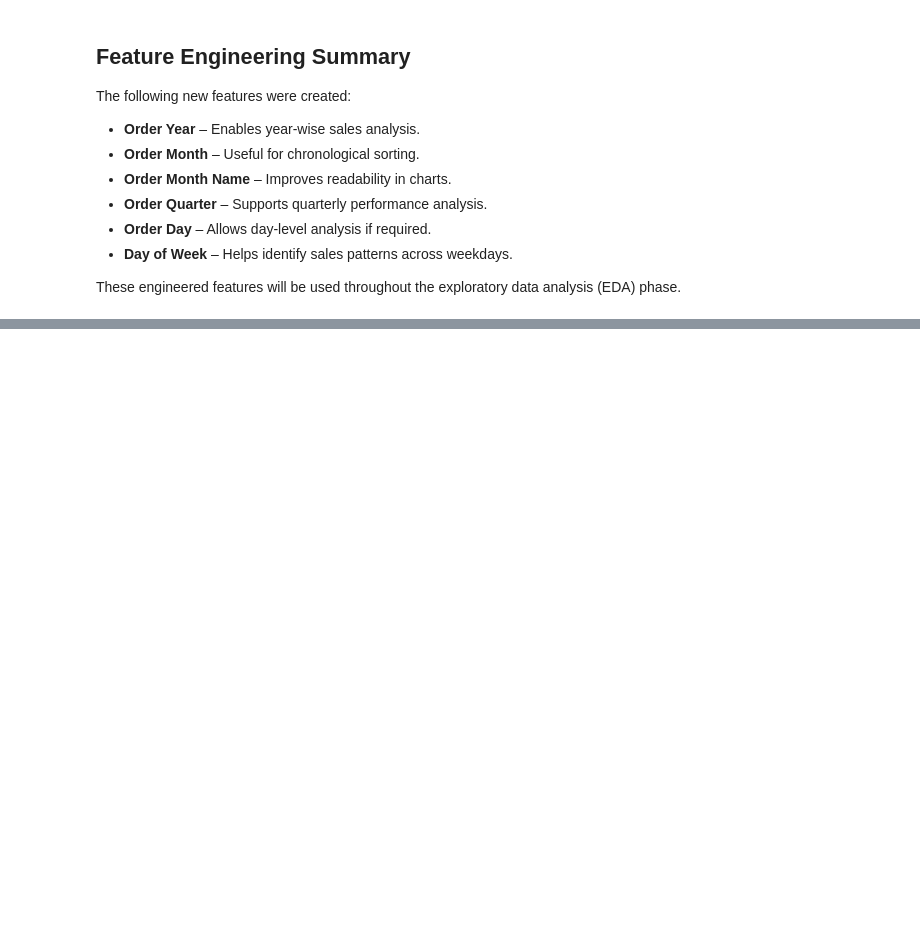
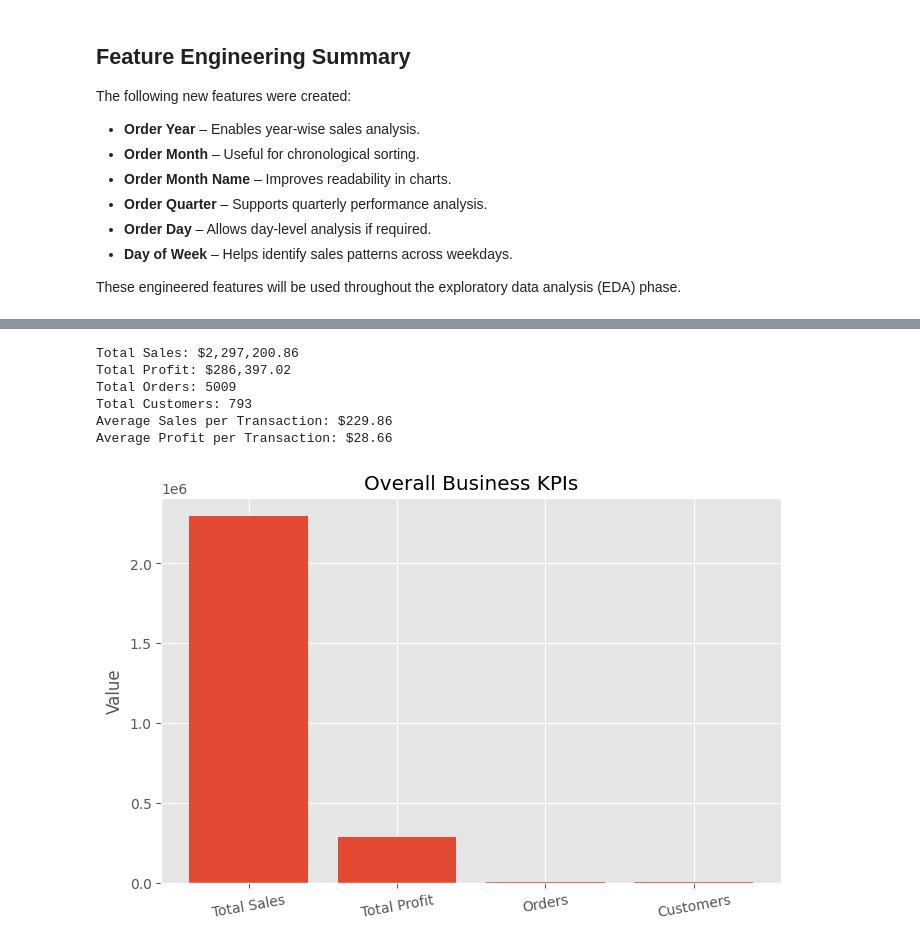
Before and after one commit to jigyasa-b31/Sales-Data-Analysis-Dashboard, a Jupyter notebook: notebooks/Sales_Data_Analysis_Dashboard.ipynb, the cells around one changed output, grey strips where cells are left out. Cells and saved outputs as stored; diff of their text form; code cells hidden in the pictures; blank space fills up the shorter version.

Commit message:
Perform exploratory data analysis for business performance

```diff
--- a/notebooks/Sales_Data_Analysis_Dashboard.ipynb
+++ b/notebooks/Sales_Data_Analysis_Dashboard.ipynb
@@ -259,0 +268,39 @@ These engineered features will be used throughout the exploratory data analysis
+# %%
+# Key Performance Indicators (KPIs)
+
+total_sales = df["Sales"].sum()
+total_profit = df["Profit"].sum()
+total_orders = df["Order ID"].nunique()
+total_customers = df["Customer ID"].nunique()
+average_sales = df["Sales"].mean()
+average_profit = df["Profit"].mean()
+
+print(f"Total Sales: ${total_sales:,.2f}")
+print(f"Total Profit: ${total_profit:,.2f}")
+print(f"Total Orders: {total_orders}")
+print(f"Total Customers: {total_customers}")
+print(f"Average Sales per Transaction: ${average_sales:,.2f}")
+print(f"Average Profit per Transaction: ${average_profit:,.2f}")
+# %% [output]
+Total Sales: $2,297,200.86
+Total Profit: $286,397.02
+Total Orders: 5009
+Total Customers: 793
+Average Sales per Transaction: $229.86
+Average Profit per Transaction: $28.66
+# %%
+kpis = {
+    "Total Sales": total_sales,
+    "Total Profit": total_profit,
+    "Orders": total_orders,
+    "Customers": total_customers
+}
+
+plt.figure(figsize=(8,5))
+plt.bar(kpis.keys(), kpis.values())
+plt.title("Overall Business KPIs")
+plt.ylabel("Value")
+plt.xticks(rotation=10)
+plt.show()
+# %% [output]
+[figure, added]
```
Also changed, not shown: parts of 15 cells of this notebook.
